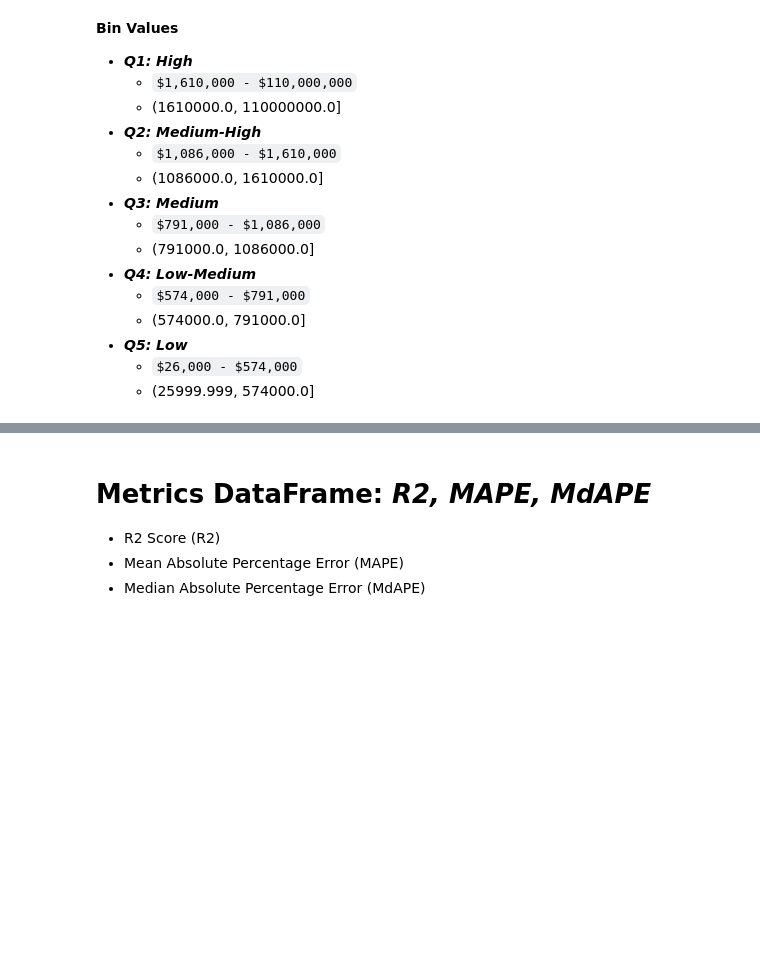
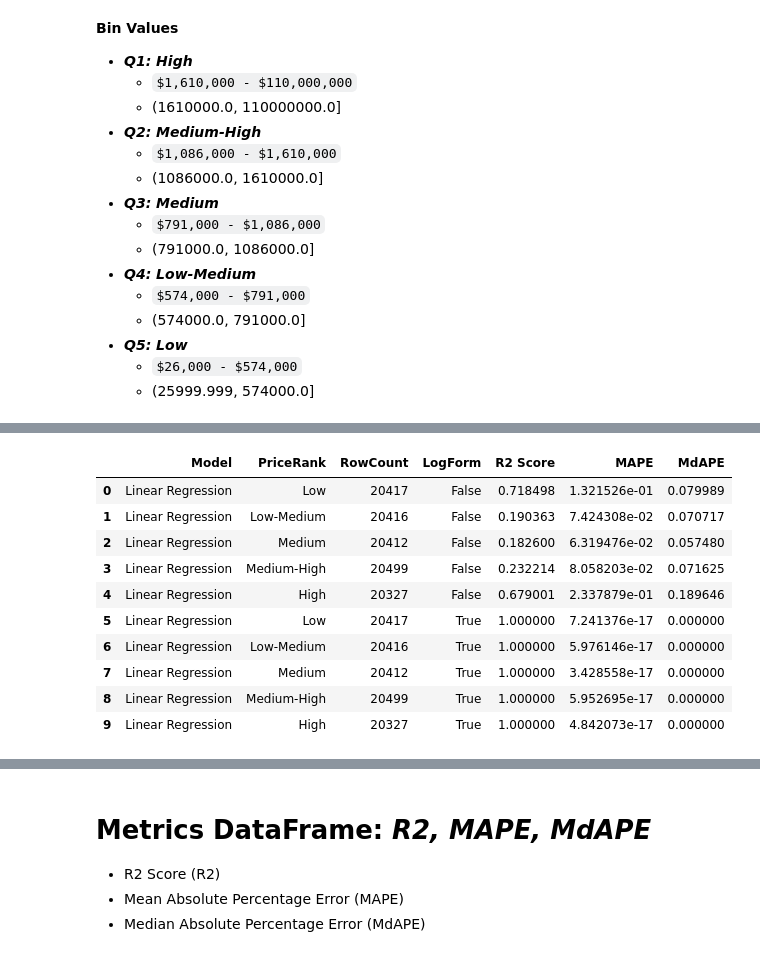
Before and after one commit to MaverickD-W/IDX_DS2026, a Jupyter notebook: Week 8/06_evaluation.ipynb, the cells around one changed output, grey strips where cells are left out. Cells and saved outputs as stored; diff of their text form; code cells hidden in the pictures; blank space fills up the shorter version.

```diff
--- a/Week 8/06_evaluation.ipynb
+++ b/Week 8/06_evaluation.ipynb
@@ -415,0 +481,24 @@ def quant_eval(df, q_val, modl_typ, feats):
+# %%
+qdfLR2 = quant_eval(enr_df, "Low-Medium", "Linear Regression")
+# %%
+qdfLR3 = quant_eval(enr_df, "Medium", "Linear Regression")
+# %%
+qdfLR4 = quant_eval(enr_df, "Medium-High", "Linear Regression")
+# %%
+qdfLR5 = quant_eval(enr_df, "High", "Linear Regression")
+# %%
+qdfLR = pd.concat([qdfLR1, qdfLR2, qdfLR3, qdfLR4, qdfLR5])
+qdfLR.sort_values(by=["LogForm"], ignore_index=True, inplace=True)
+qdfLR
+# %% [output]
+|  | Model | PriceRank | RowCount | LogForm | R2 Score | MAPE | MdAPE |
+| 0 | Linear Regression | Low | 20417 | False | 0.718498 | 1.321526e-01 | 0.079989 |
+| 1 | Linear Regression | Low-Medium | 20416 | False | 0.190363 | 7.424308e-02 | 0.070717 |
+| 2 | Linear Regression | Medium | 20412 | False | 0.182600 | 6.319476e-02 | 0.057480 |
+| 3 | Linear Regression | Medium-High | 20499 | False | 0.232214 | 8.058203e-02 | 0.071625 |
+| 4 | Linear Regression | High | 20327 | False | 0.679001 | 2.337879e-01 | 0.189646 |
+| 5 | Linear Regression | Low | 20417 | True | 1.000000 | 7.241376e-17 | 0.000000 |
+| 6 | Linear Regression | Low-Medium | 20416 | True | 1.000000 | 5.976146e-17 | 0.000000 |
+| 7 | Linear Regression | Medium | 20412 | True | 1.000000 | 3.428558e-17 | 0.000000 |
+| 8 | Linear Regression | Medium-High | 20499 | True | 1.000000 | 5.952695e-17 | 0.000000 |
+| 9 | Linear Regression | High | 20327 | True | 1.000000 | 4.842073e-17 | 0.000000 |
```
Also changed, not shown: parts of 64 cells of this notebook, 12 other files.
